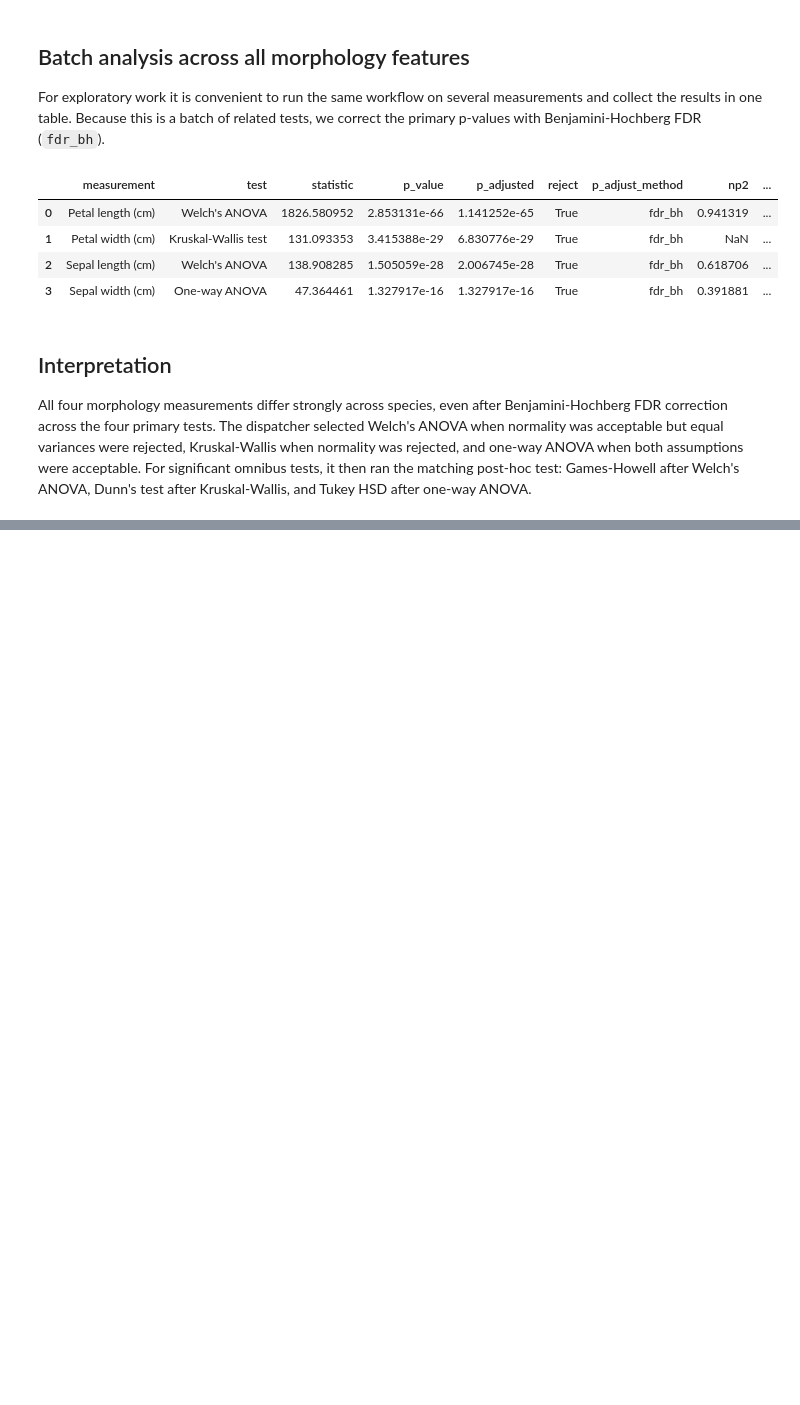
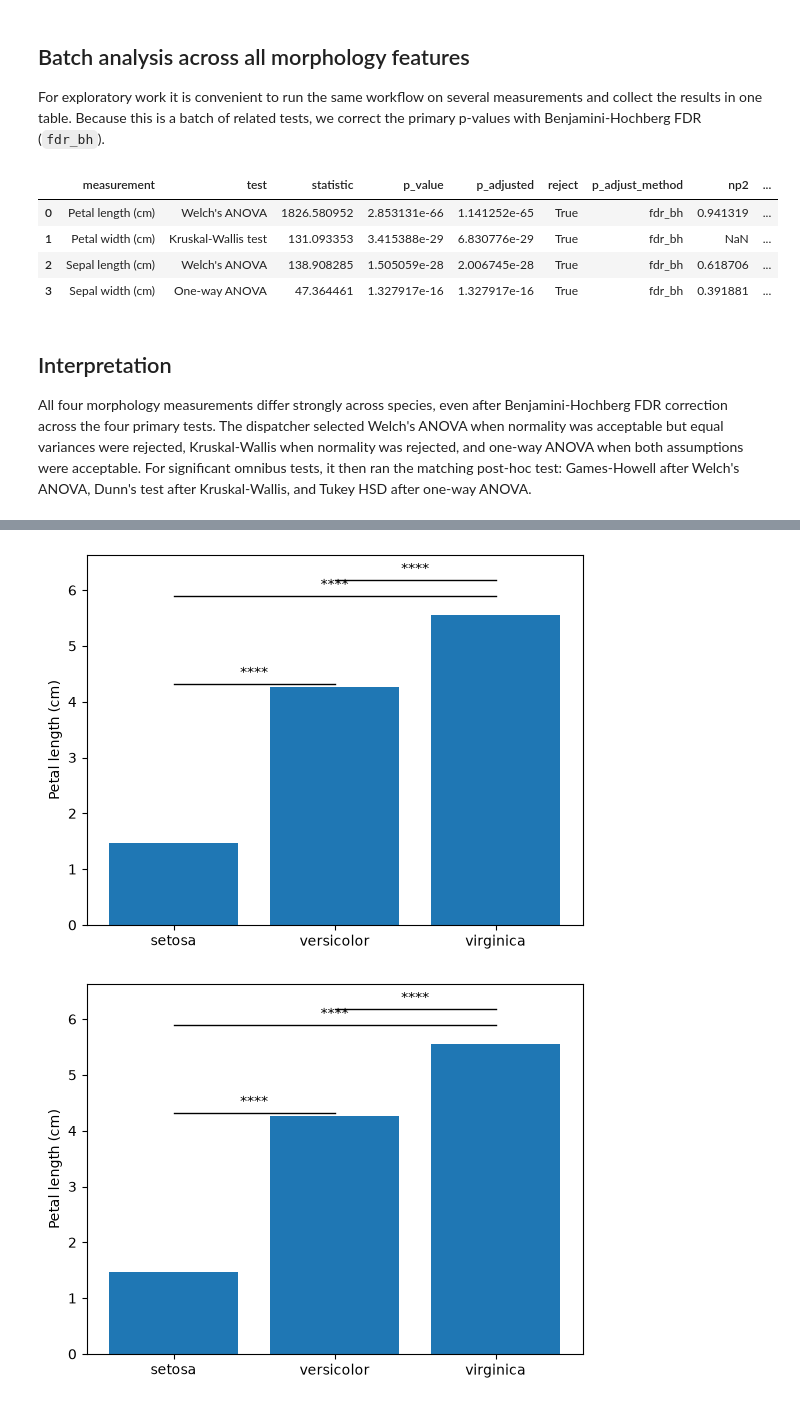
Before and after one commit to LucaMasin/pystars, a Jupyter notebook: examples/iris_real_data.ipynb, the cells around one changed output, grey strips where cells are left out. Saved outputs shown, nothing was run; the diff lists cells and outputs as text; code cells hidden in the pictures; blank space fills up the shorter version.

Commit message:
feat: add significance plot annotations

```diff
--- a/examples/iris_real_data.ipynb
+++ b/examples/iris_real_data.ipynb
@@ -141,0 +145,14 @@ All four morphology measurements differ strongly across species, even after Benj
+# %%
+import matplotlib.pyplot as plt
+import pystars as ps
+
+fig, ax = plt.subplots()
+groups = ["setosa", "versicolor", "virginica"]
+means = df.groupby("species")["petal_length_cm"].mean().reindex(groups)
+ax.bar(groups, means)
+ps.annotate_significance(ax, result)
+ax.set_ylabel("Petal length (cm)")
+display(fig)
+# %% [output]
+[figure, added]
+[figure, added]
```
Also changed, not shown: parts of 4 cells of this notebook, 9 other files.
